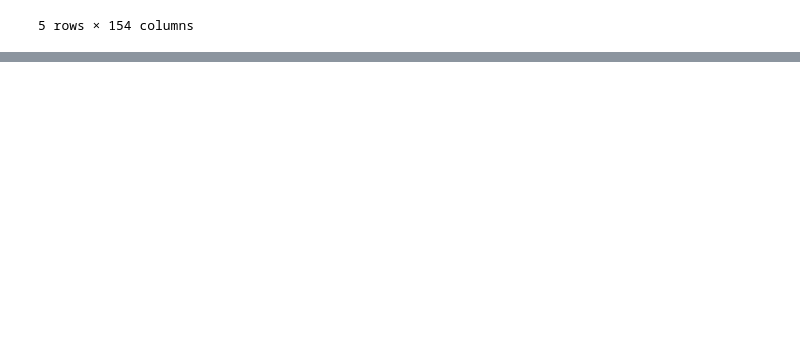
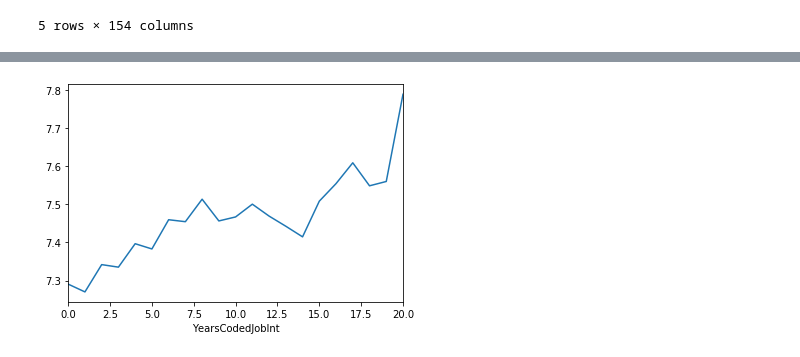
Before and after one commit to yycncom/stackoverflowAnalysis, a Jupyter notebook: stackflowAnalysis.ipynb, the cells around one changed output, grey strips where cells are left out. Saved outputs shown, nothing was run; the diff lists cells and outputs as text; code cells hidden in the pictures; blank space fills up the shorter version.

```diff
--- a/stackflowAnalysis.ipynb
+++ b/stackflowAnalysis.ipynb
@@ -124,0 +112,4 @@ TypeError: fit_transform() takes 2 positional arguments but 3 were given
+# %%
+df_proDevel['CareerSatisfaction'].groupby(df_proDevel['YearsCodedJobInt']).mean().plot();
+# %% [output]
+[figure, added]
```
Also changed, not shown: parts of 44 cells of this notebook.
